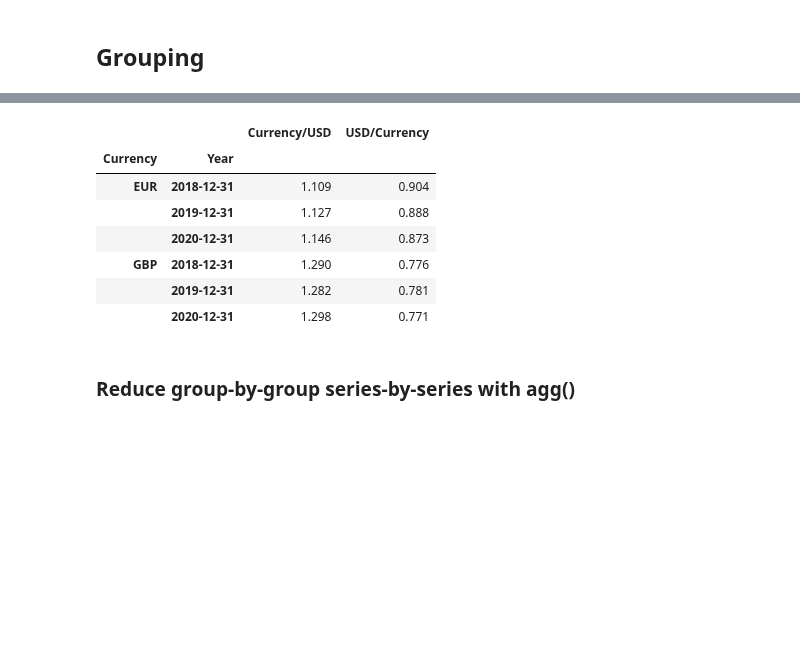
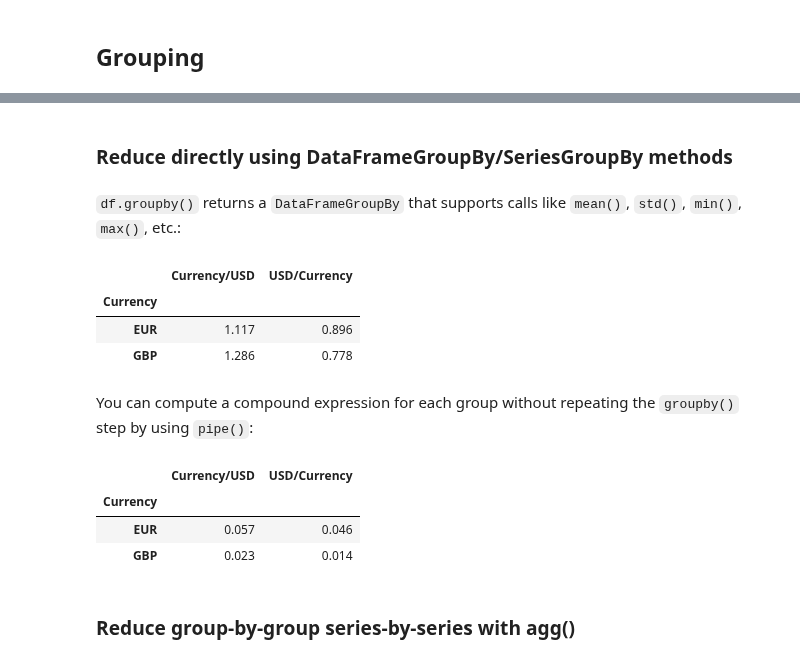
Before and after one commit to jaroslawr/jupyter-notebooks, a Jupyter notebook: libs/lib_pandas/lib_pandas.ipynb, the cells around one changed output, grey strips where cells are left out. Cells and saved outputs as stored; diff of their text form; code cells hidden in the pictures; blank space fills up the shorter version.

Commit message:
[pandas] Decribe reducing using DataFrameGroupBy methods.

```diff
--- a/libs/lib_pandas/lib_pandas.ipynb
+++ b/libs/lib_pandas/lib_pandas.ipynb
@@ -389,15 +364,28 @@ df.groupby("Currency")[["Currency/USD", "USD/Currency"]].apply(lambda df: df.mea
-# %%
-df = usd_exchange_rates_df()
-df.groupby("Currency").apply(lambda df: df.drop(columns=["Currency"]).set_index(["Year"]).rolling(3).mean().dropna())
-# %% [output]
-|  |  | Currency/USD | USD/Currency |
-| Currency | Year |  |  |
-| EUR | 2018-12-31 | 1.109 | 0.904 |
-|  | 2019-12-31 | 1.127 | 0.888 |
-|  | 2020-12-31 | 1.146 | 0.873 |
-| GBP | 2018-12-31 | 1.290 | 0.776 |
-|  | 2019-12-31 | 1.282 | 0.781 |
-|  | 2020-12-31 | 1.298 | 0.771 |
+# %% [markdown]
+### Reduce directly using DataFrameGroupBy/SeriesGroupBy methods
+# %% [markdown]
+`df.groupby()` returns a `DataFrameGroupBy` that supports calls like `mean()`, `std()`, `min()`, `max()`, etc.:
+# %%
+df = usd_exchange_rates_df()
+df.groupby("Currency")[["Currency/USD", "USD/Currency"]].mean()
+# %% [output]
+|  | Currency/USD | USD/Currency |
+| Currency |  |  |
+| EUR | 1.117 | 0.896 |
+| GBP | 1.286 | 0.778 |
+# %% [markdown]
+You can compute a compound expression for each group without repeating the `groupby()` step by using `pipe()`:
+# %%
+df = usd_exchange_rates_df()
+(
+    df.groupby("Currency")[["Currency/USD", "USD/Currency"]]
+    .pipe(lambda currency: currency.quantile(0.75) - currency.quantile(0.25))
+)
+# %% [output]
+|  | Currency/USD | USD/Currency |
+| Currency |  |  |
+| EUR | 0.057 | 0.046 |
+| GBP | 0.023 | 0.014 |
 # %% [markdown]
 ### Reduce group-by-group series-by-series with agg()
 # %% [markdown]
```
Also changed, not shown: parts of 16 cells of this notebook, 1 other file.
